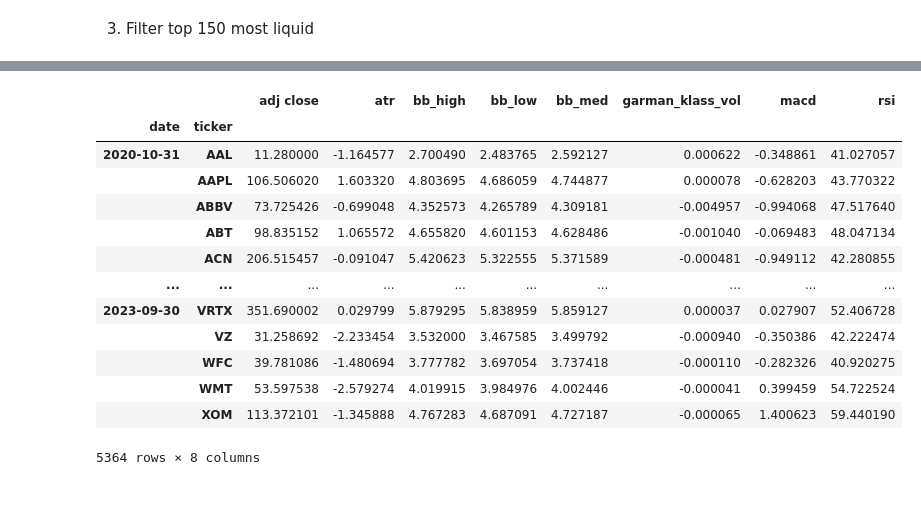
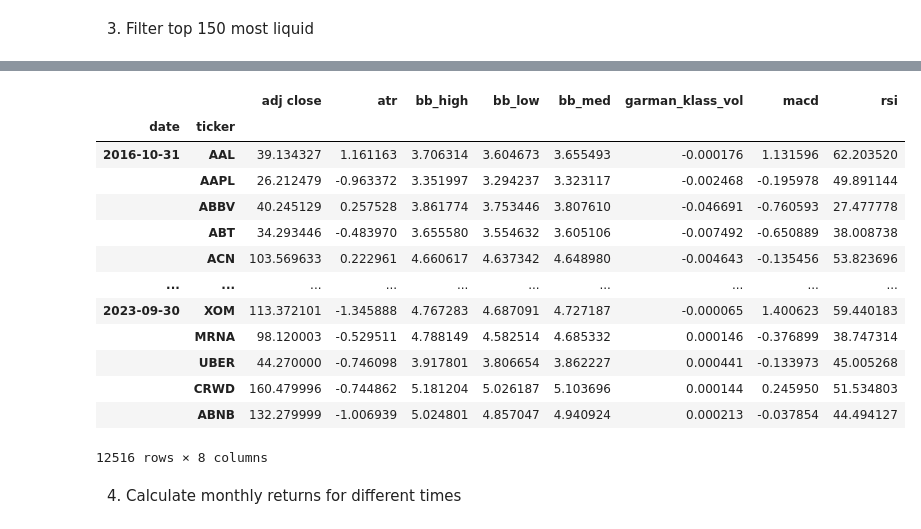
Before and after one commit to kylekmcleod/Algoirthmic-Trading-Learning, a Jupyter notebook: notebooks/Algorithmic Trading.ipynb, the cells around one changed output, grey strips where cells are left out. Drawn from its saved outputs; the diff is of its cells as text; code cells hidden in the pictures; blank space fills up the shorter version.

```diff
--- a/notebooks/Algorithmic Trading.ipynb
+++ b/notebooks/Algorithmic Trading.ipynb
@@ -138,30 +138,32 @@ data
 46648 rows × 9 columns
 # %%
 # Rolling average 5 year
-data['dollar_vol'] = (data['dollar_vol'].unstack('ticker').rolling(5*12).mean().stack())
+data['dollar_vol'] = (data.loc[:,'dollar_vol'].unstack('ticker').rolling(5*12, min_periods = 12).mean().stack())
 
 # Rank the stocks by dollar volume
 data['dollar_vol_rank'] = (data.groupby('date')['dollar_vol'].rank(ascending=False))
 
 # Keep only the top 150 stocks by dollar volume
 data = data[data['dollar_vol_rank']<150].drop(['dollar_vol', 'dollar_vol_rank'], axis=1)
 
 data
 # %% [output]
 |  |  | adj close | atr | bb_high | bb_low | bb_med | garman_klass_vol | macd | rsi |
 | date | ticker |  |  |  |  |  |  |  |  |
-| 2020-10-31 | AAL | 11.280000 | -1.164577 | 2.700490 | 2.483765 | 2.592127 | 0.000622 | -0.348861 | 41.027057 |
-|  | AAPL | 106.506020 | 1.603320 | 4.803695 | 4.686059 | 4.744877 | 0.000078 | -0.628203 | 43.770322 |
-|  | ABBV | 73.725426 | -0.699048 | 4.352573 | 4.265789 | 4.309181 | -0.004957 | -0.994068 | 47.517640 |
-|  | ABT | 98.835152 | 1.065572 | 4.655820 | 4.601153 | 4.628486 | -0.001040 | -0.069483 | 48.047134 |
-|  | ACN | 206.515457 | -0.091047 | 5.420623 | 5.322555 | 5.371589 | -0.000481 | -0.949112 | 42.280855 |
+| 2016-10-31 | AAL | 39.134327 | 1.161163 | 3.706314 | 3.604673 | 3.655493 | -0.000176 | 1.131596 | 62.203520 |
+|  | AAPL | 26.212479 | -0.963372 | 3.351997 | 3.294237 | 3.323117 | -0.002468 | -0.195978 | 49.891144 |
+|  | ABBV | 40.245129 | 0.257528 | 3.861774 | 3.753446 | 3.807610 | -0.046691 | -0.760593 | 27.477778 |
+|  | ABT | 34.293446 | -0.483970 | 3.655580 | 3.554632 | 3.605106 | -0.007492 | -0.650889 | 38.008738 |
+|  | ACN | 103.569633 | 0.222961 | 4.660617 | 4.637342 | 4.648980 | -0.004643 | -0.135456 | 53.823696 |
 | ... | ... | ... | ... | ... | ... | ... | ... | ... | ... |
-| 2023-09-30 | VRTX | 351.690002 | 0.029799 | 5.879295 | 5.838959 | 5.859127 | 0.000037 | 0.027907 | 52.406728 |
-|  | VZ | 31.258692 | -2.233454 | 3.532000 | 3.467585 | 3.499792 | -0.000940 | -0.350386 | 42.222474 |
-|  | WFC | 39.781086 | -1.480694 | 3.777782 | 3.697054 | 3.737418 | -0.000110 | -0.282326 | 40.920275 |
-|  | WMT | 53.597538 | -2.579274 | 4.019915 | 3.984976 | 4.002446 | -0.000041 | 0.399459 | 54.722524 |
-|  | XOM | 113.372101 | -1.345888 | 4.767283 | 4.687091 | 4.727187 | -0.000065 | 1.400623 | 59.440190 |
+| 2023-09-30 | XOM | 113.372101 | -1.345888 | 4.767283 | 4.687091 | 4.727187 | -0.000065 | 1.400623 | 59.440183 |
+|  | MRNA | 98.120003 | -0.529511 | 4.788149 | 4.582514 | 4.685332 | 0.000146 | -0.376899 | 38.747314 |
+|  | UBER | 44.270000 | -0.746098 | 3.917801 | 3.806654 | 3.862227 | 0.000441 | -0.133973 | 45.005268 |
+|  | CRWD | 160.479996 | -0.744862 | 5.181204 | 5.026187 | 5.103696 | 0.000144 | 0.245950 | 51.534803 |
+|  | ABNB | 132.279999 | -1.006939 | 5.024801 | 4.857047 | 4.940924 | 0.000213 | -0.037854 | 44.494127 |
-5364 rows × 8 columns
+12516 rows × 8 columns
+# %% [markdown]
+4. Calculate monthly returns for different times
 # %%
 # Calculate the returns function
 def calculate_returns(df):
```
Also changed, not shown: parts of 8 cells of this notebook.
